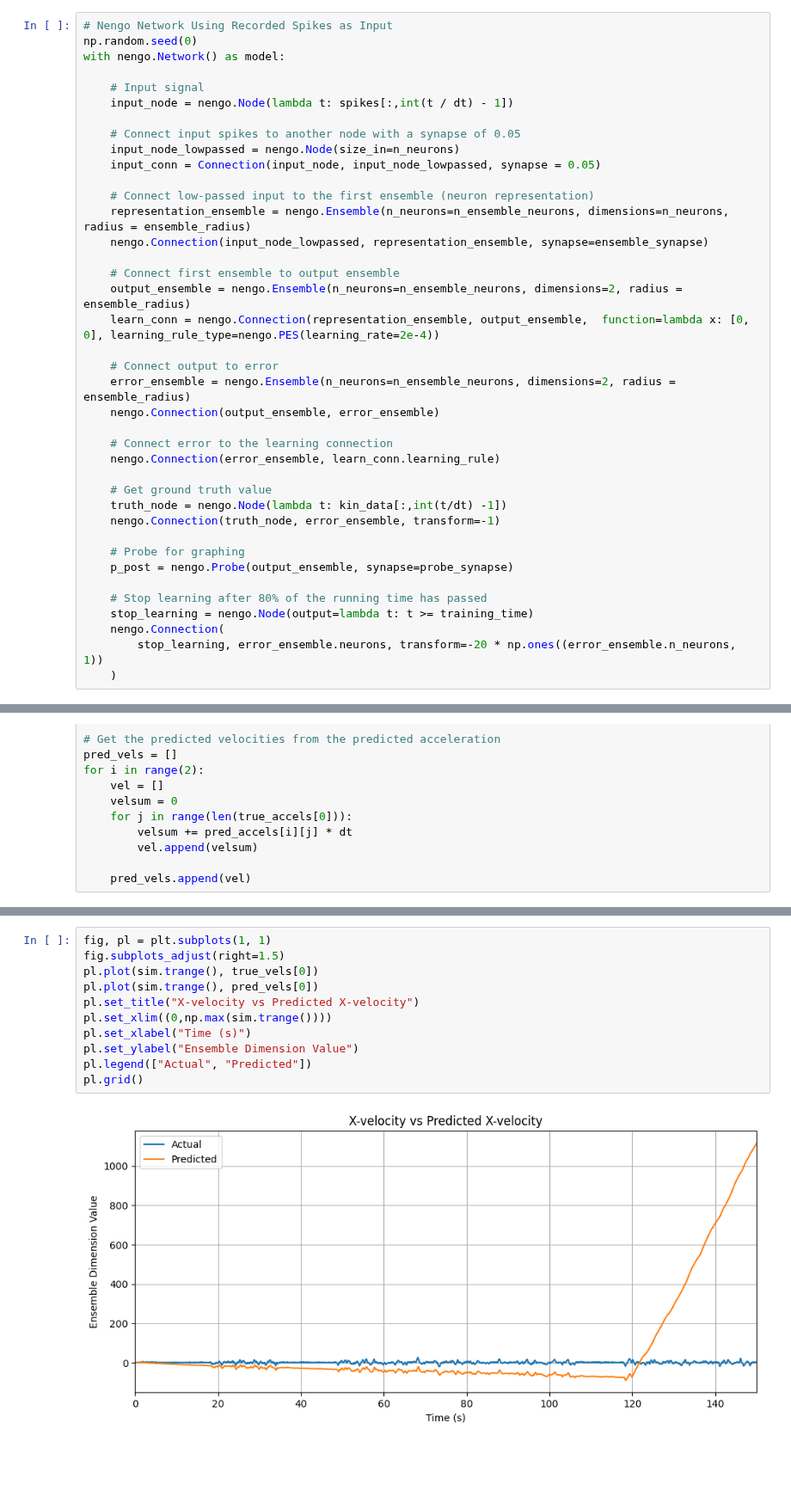
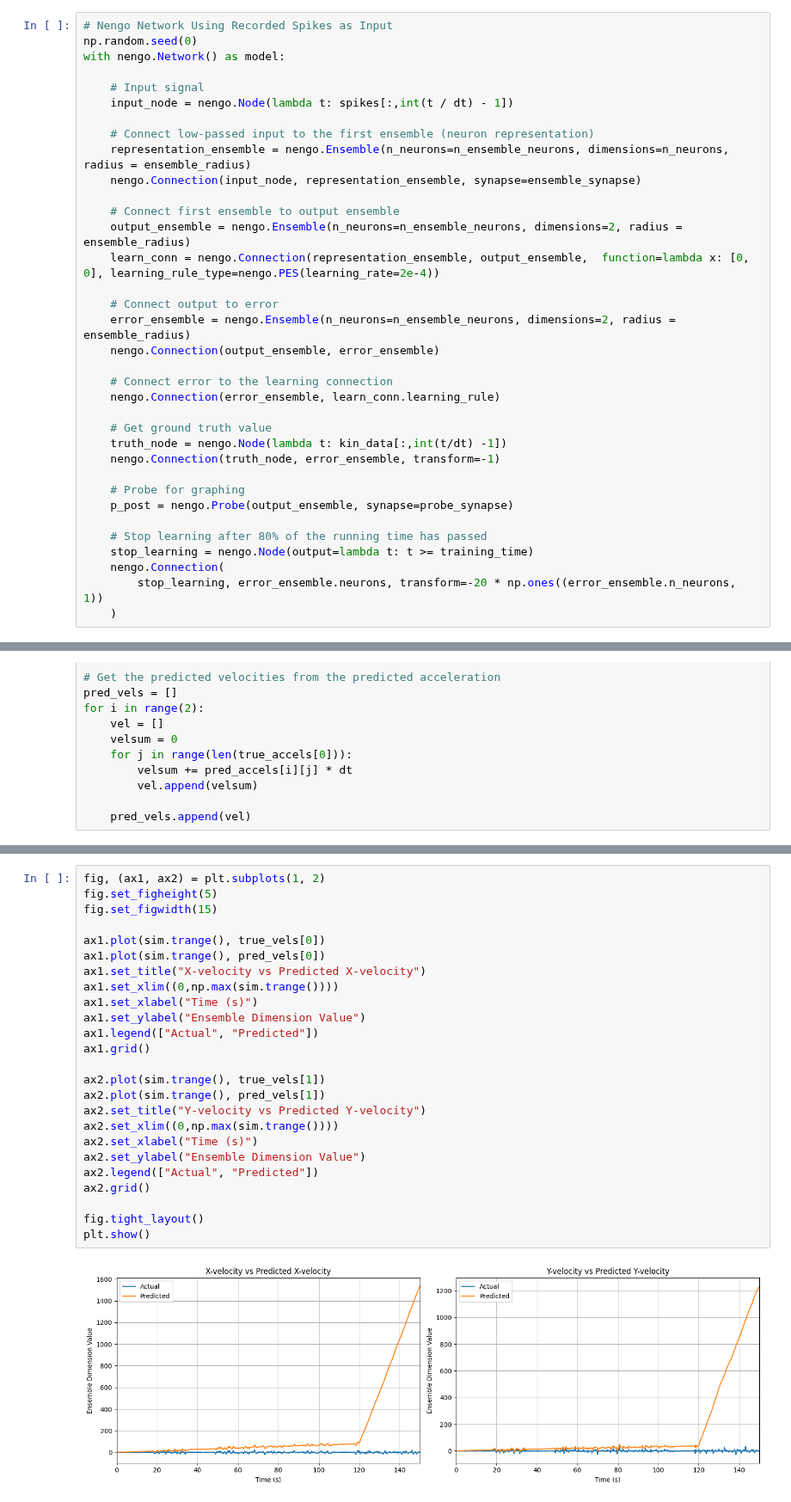
Before and after one commit to WAT-ai/BCI-Signal-Decoding, a Jupyter notebook: src/MELM - Learning/MELM-A.ipynb, the cells around one changed output, grey strips where cells are left out. Shown at 86% size. Drawn from its saved outputs; the diff is of its cells as text; blank space fills up the shorter version.

```diff
--- a/src/MELM - Learning/MELM-A.ipynb
+++ b/src/MELM - Learning/MELM-A.ipynb
@@ -83,13 +83,9 @@ with nengo.Network() as model:
     # Input signal
     input_node = nengo.Node(lambda t: spikes[:,int(t / dt) - 1])
 
-    # Connect input spikes to another node with a synapse of 0.05
-    input_node_lowpassed = nengo.Node(size_in=n_neurons)
-    input_conn = Connection(input_node, input_node_lowpassed, synapse = 0.05)
-
     # Connect low-passed input to the first ensemble (neuron representation)
     representation_ensemble = nengo.Ensemble(n_neurons=n_ensemble_neurons, dimensions=n_neurons, radius = ensemble_radius)
-    nengo.Connection(input_node_lowpassed, representation_ensemble, synapse=ensemble_synapse)
+    nengo.Connection(input_node, representation_ensemble, synapse=ensemble_synapse)
 
     # Connect first ensemble to output ensemble
     output_ensemble = nengo.Ensemble(n_neurons=n_ensemble_neurons, dimensions=2, radius = ensemble_radius)
@@ -234,13 +235,27 @@ for i in range(2):
 # %%
-fig, pl = plt.subplots(1, 1)
-fig.subplots_adjust(right=1.5)
-pl.plot(sim.trange(), true_vels[0])
-pl.plot(sim.trange(), pred_vels[0])
-pl.set_title("X-velocity vs Predicted X-velocity")
-pl.set_xlim((0,np.max(sim.trange())))
-pl.set_xlabel("Time (s)")
-pl.set_ylabel("Ensemble Dimension Value")
-pl.legend(["Actual", "Predicted"])
-pl.grid()
+fig, (ax1, ax2) = plt.subplots(1, 2)
+fig.set_figheight(5)
+fig.set_figwidth(15)
+
+ax1.plot(sim.trange(), true_vels[0])
+ax1.plot(sim.trange(), pred_vels[0])
+ax1.set_title("X-velocity vs Predicted X-velocity")
+ax1.set_xlim((0,np.max(sim.trange())))
+ax1.set_xlabel("Time (s)")
+ax1.set_ylabel("Ensemble Dimension Value")
+ax1.legend(["Actual", "Predicted"])
+ax1.grid()
+
+ax2.plot(sim.trange(), true_vels[1])
+ax2.plot(sim.trange(), pred_vels[1])
+ax2.set_title("Y-velocity vs Predicted Y-velocity")
+ax2.set_xlim((0,np.max(sim.trange())))
+ax2.set_xlabel("Time (s)")
+ax2.set_ylabel("Ensemble Dimension Value")
+ax2.legend(["Actual", "Predicted"])
+ax2.grid()
+
+fig.tight_layout()
+plt.show()
 # %% [output]
-[figure, old version]
+[figure, new version]
```
Also changed, not shown: parts of 28 cells of this notebook, 1 other file.
